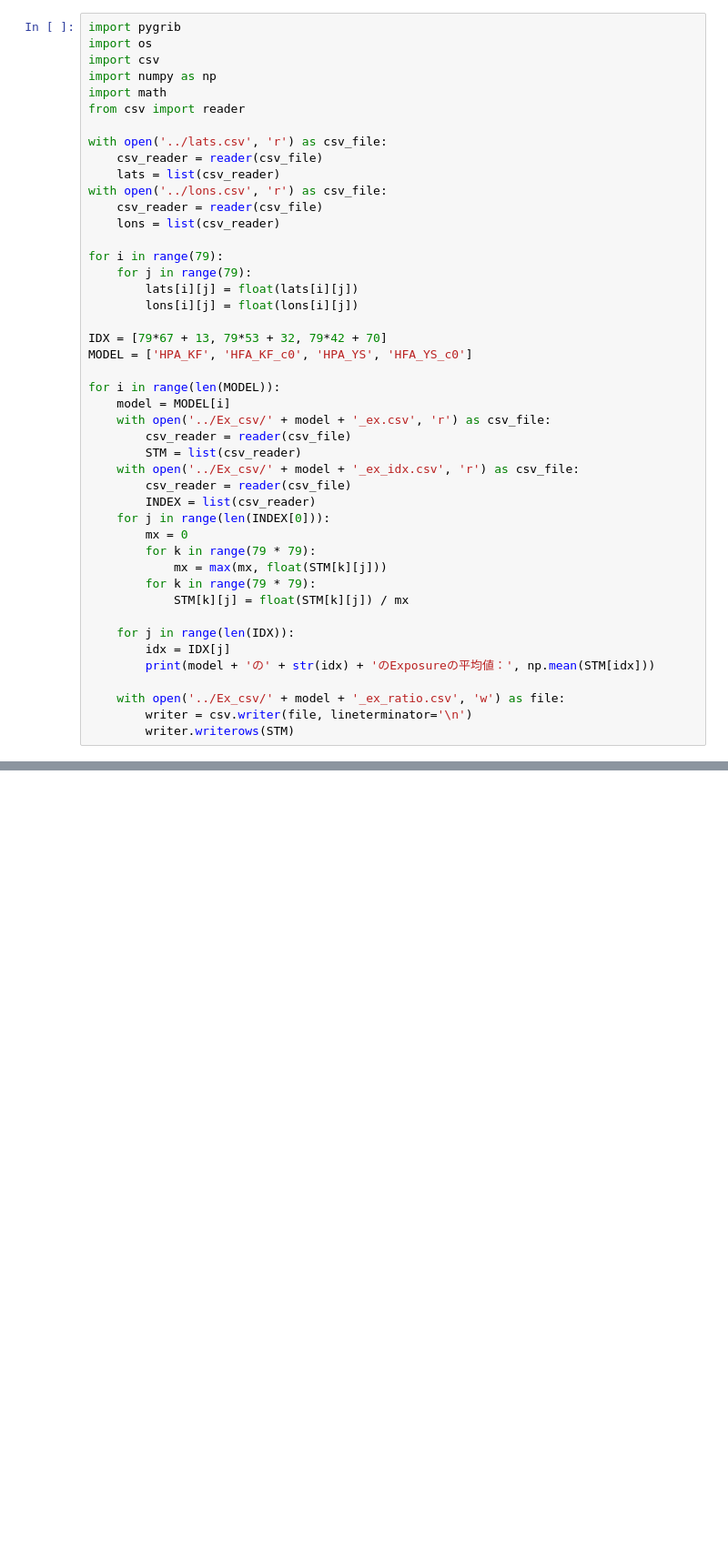
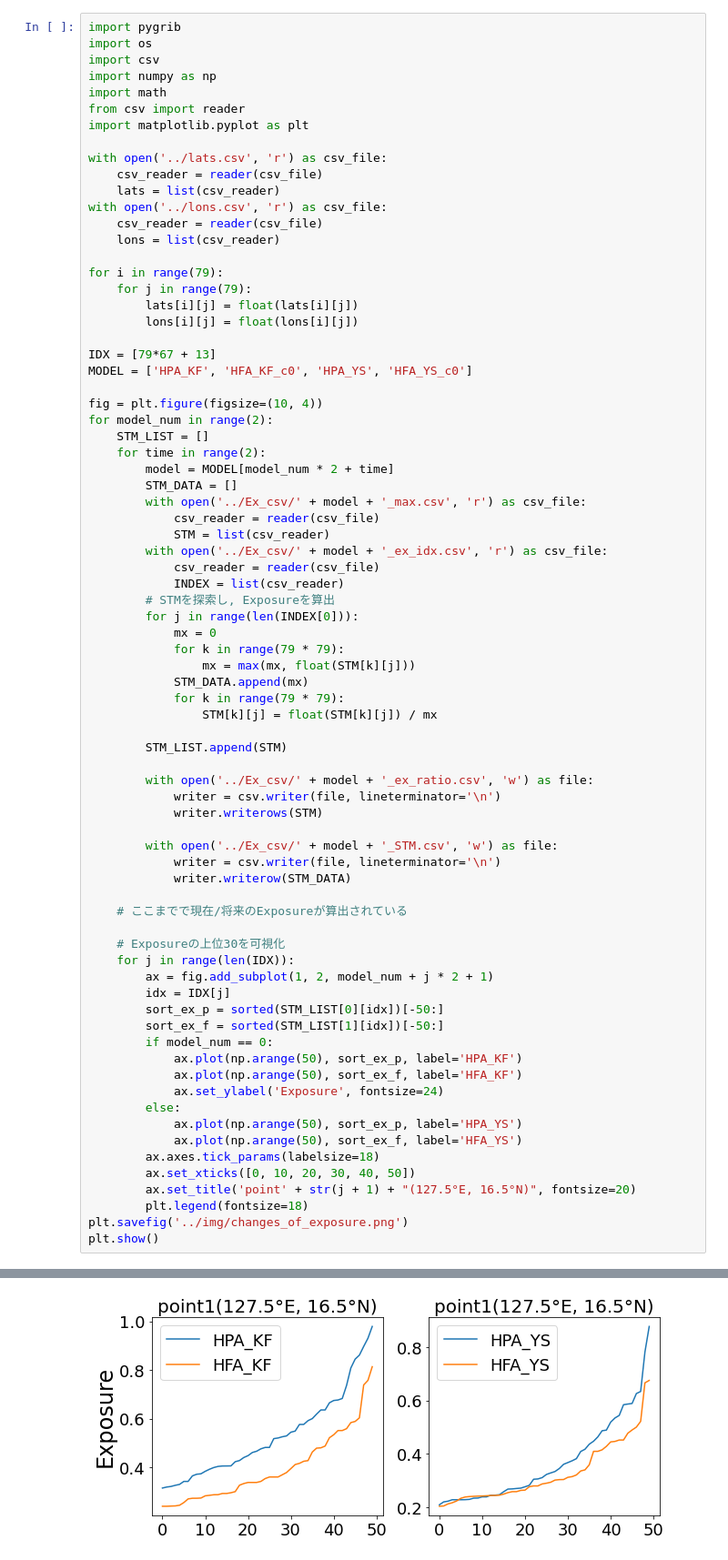
Before and after one commit to greedtn/MRI-AGCM3.2H, a Jupyter notebook: Exposure/calc_ratio.ipynb, the cells around one changed output, grey strips where cells are left out. Shown at 91% size. Saved outputs shown, nothing was run; the diff lists cells and outputs as text; blank space fills up the shorter version.

```diff
--- a/Exposure/calc_ratio.ipynb
+++ b/Exposure/calc_ratio.ipynb
@@ -5,6 +5,7 @@ import csv
 import numpy as np
 import math
 from csv import reader
+import matplotlib.pyplot as plt
 
 with open('../lats.csv', 'r') as csv_file:
     csv_reader = reader(csv_file)
@@ -18,29 +19,59 @@ for i in range(79):
         lats[i][j] = float(lats[i][j])
         lons[i][j] = float(lons[i][j])
 
-IDX = [79*67 + 13, 79*53 + 32, 79*42 + 70]
+IDX = [79*67 + 13]
 MODEL = ['HPA_KF', 'HFA_KF_c0', 'HPA_YS', 'HFA_YS_c0']
 
-for i in range(len(MODEL)):
-    model = MODEL[i]
-    with open('../Ex_csv/' + model + '_ex.csv', 'r') as csv_file:
-        csv_reader = reader(csv_file)
-        STM = list(csv_reader)
-    with open('../Ex_csv/' + model + '_ex_idx.csv', 'r') as csv_file:
-        csv_reader = reader(csv_file)
-        INDEX = list(csv_reader)
-    for j in range(len(INDEX[0])):
-        mx = 0
-        for k in range(79 * 79):
-            mx = max(mx, float(STM[k][j]))
-        for k in range(79 * 79):
-            STM[k][j] = float(STM[k][j]) / mx
+fig = plt.figure(figsize=(10, 4))
+for model_num in range(2):
+    STM_LIST = []
+    for time in range(2):
+        model = MODEL[model_num * 2 + time]
+        STM_DATA = []
+        with open('../Ex_csv/' + model + '_max.csv', 'r') as csv_file:
+            csv_reader = reader(csv_file)
+            STM = list(csv_reader)
+        with open('../Ex_csv/' + model + '_ex_idx.csv', 'r') as csv_file:
+            csv_reader = reader(csv_file)
+            INDEX = list(csv_reader)
+        # STMを探索し, Exposureを算出
+        for j in range(len(INDEX[0])):
+            mx = 0
+            for k in range(79 * 79):
+                mx = max(mx, float(STM[k][j]))
+            STM_DATA.append(mx)
+            for k in range(79 * 79):
+                STM[k][j] = float(STM[k][j]) / mx
 
+        STM_LIST.append(STM)
+
+        with open('../Ex_csv/' + model + '_ex_ratio.csv', 'w') as file:
+            writer = csv.writer(file, lineterminator='\n')
+            writer.writerows(STM)
+
+        with open('../Ex_csv/' + model + '_STM.csv', 'w') as file:
+            writer = csv.writer(file, lineterminator='\n')
+            writer.writerow(STM_DATA)
+
+    # ここまでで現在/将来のExposureが算出されている
+
+    # Exposureの上位30を可視化
     for j in range(len(IDX)):
+        ax = fig.add_subplot(1, 2, model_num + j * 2 + 1)
         idx = IDX[j]
-        print(model + 'の' + str(idx) + 'のExposureの平均値：', np.mean(STM[idx]))
-
-    with open('../Ex_csv/' + model + '_ex_ratio.csv', 'w') as file:
-        writer = csv.writer(file, lineterminator='\n')
-        writer.writerows(STM)
+        sort_ex_p = sorted(STM_LIST[0][idx])[-50:]
+        sort_ex_f = sorted(STM_LIST[1][idx])[-50:]
+        if model_num == 0:
+            ax.plot(np.arange(50), sort_ex_p, label='HPA_KF')
+            ax.plot(np.arange(50), sort_ex_f, label='HFA_KF')
+            ax.set_ylabel('Exposure', fontsize=24)
+        else:
+            ax.plot(np.arange(50), sort_ex_p, label='HPA_YS')
+            ax.plot(np.arange(50), sort_ex_f, label='HFA_YS')
+        ax.axes.tick_params(labelsize=18)
+        ax.set_xticks([0, 10, 20, 30, 40, 50])
+        ax.set_title('point' + str(j + 1) + "(127.5°E, 16.5°N)", fontsize=20)
+        plt.legend(fontsize=18)
+plt.savefig('../img/changes_of_exposure.png')
+plt.show()
 # %% [output]
@@ -58,0 +78 @@ HFA_YS_c0の3388のExposureの平均値： 0.20223037418138165
+[figure, added]
```
Also changed, not shown: parts of 1 cell of this notebook, 13 other files.
